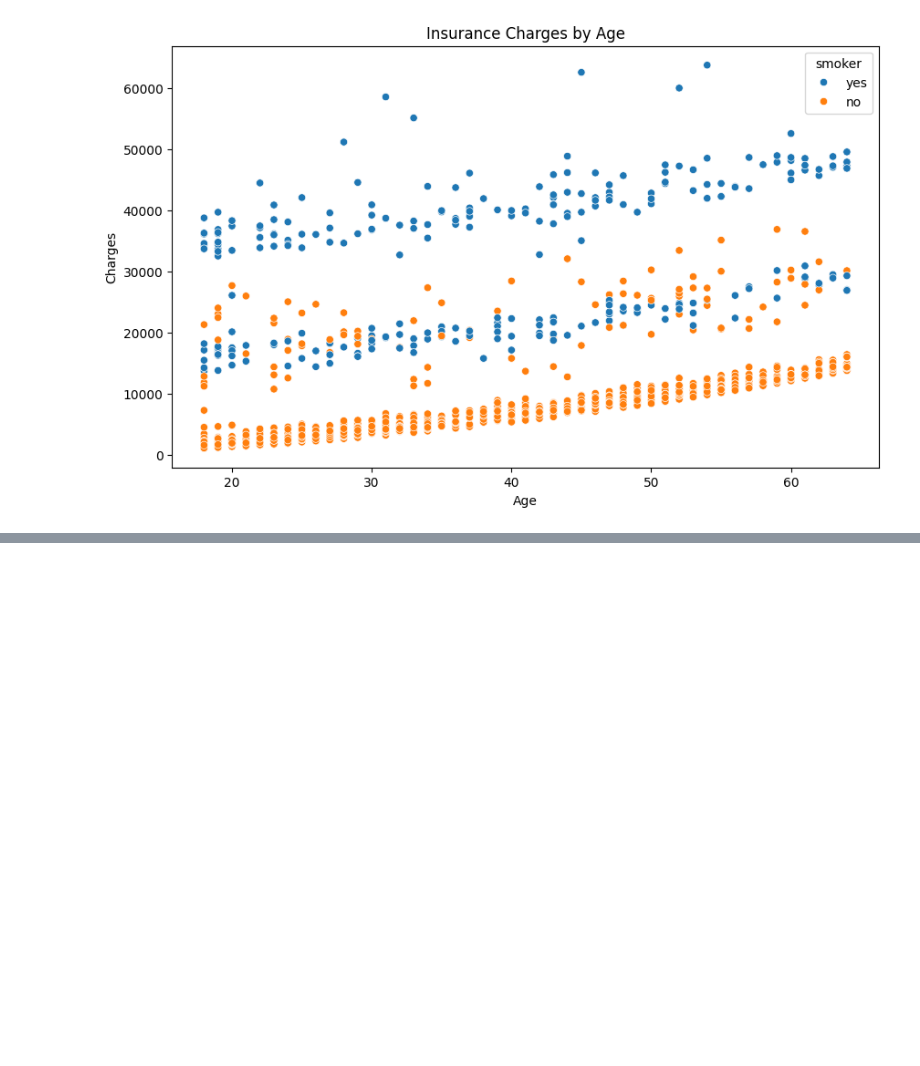
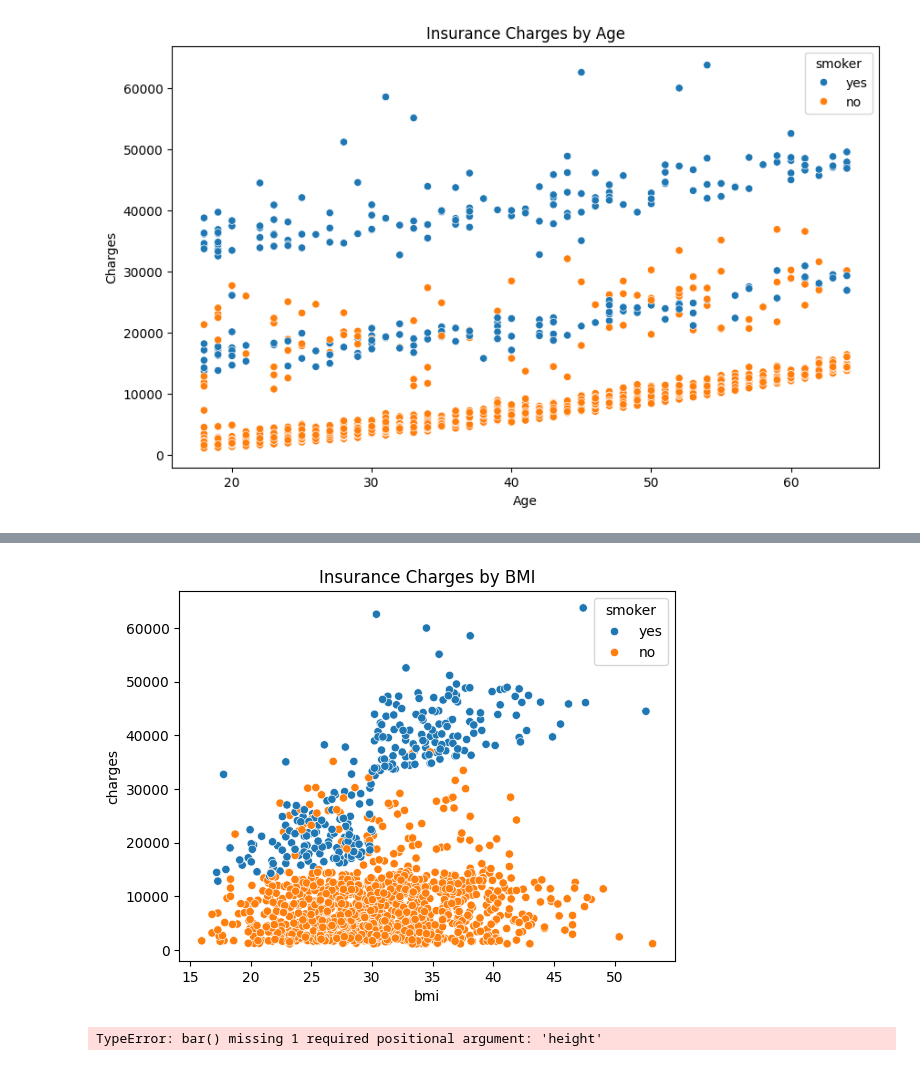
Before and after one commit to payal-kanani/healthcare-insurance-analysis, a Jupyter notebook: jupyter_notebooks/initial_visualisation.ipynb, the cells around one changed output, grey strips where cells are left out. Cells and saved outputs as stored; diff of their text form; code cells hidden in the pictures; blank space fills up the shorter version.

```diff
--- a/jupyter_notebooks/initial_visualisation.ipynb
+++ b/jupyter_notebooks/initial_visualisation.ipynb
@@ -59,0 +67,16 @@ plt.show()
+# %%
+sns.scatterplot(data=df, x='bmi', y='charges', hue='smoker')
+plt.title('Insurance Charges by BMI')
+plt.show()
+# %% [output]
+[figure, added]
+# %%
+plt.bar(x='region', y='charges', data=df)
+plt.title('Insurance Charges by Region')
+plt.show()
+
+plt.bar(x='sex', y='charges', data=df)
+plt.title('Insurance Charges by Gender')
+plt.show()
+# %% [output]
+TypeError: bar() missing 1 required positional argument: 'height'
```
Also changed, not shown: parts of 4 cells of this notebook.
